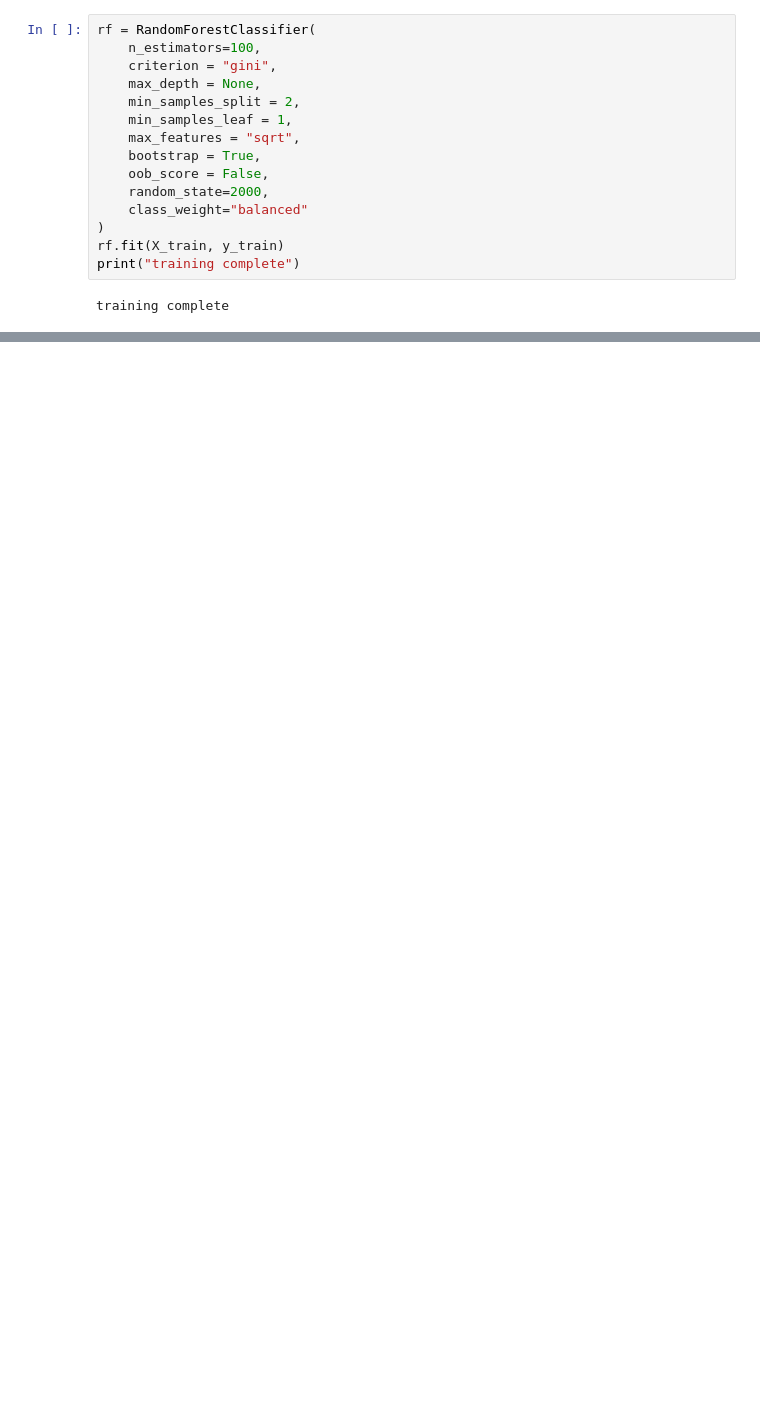
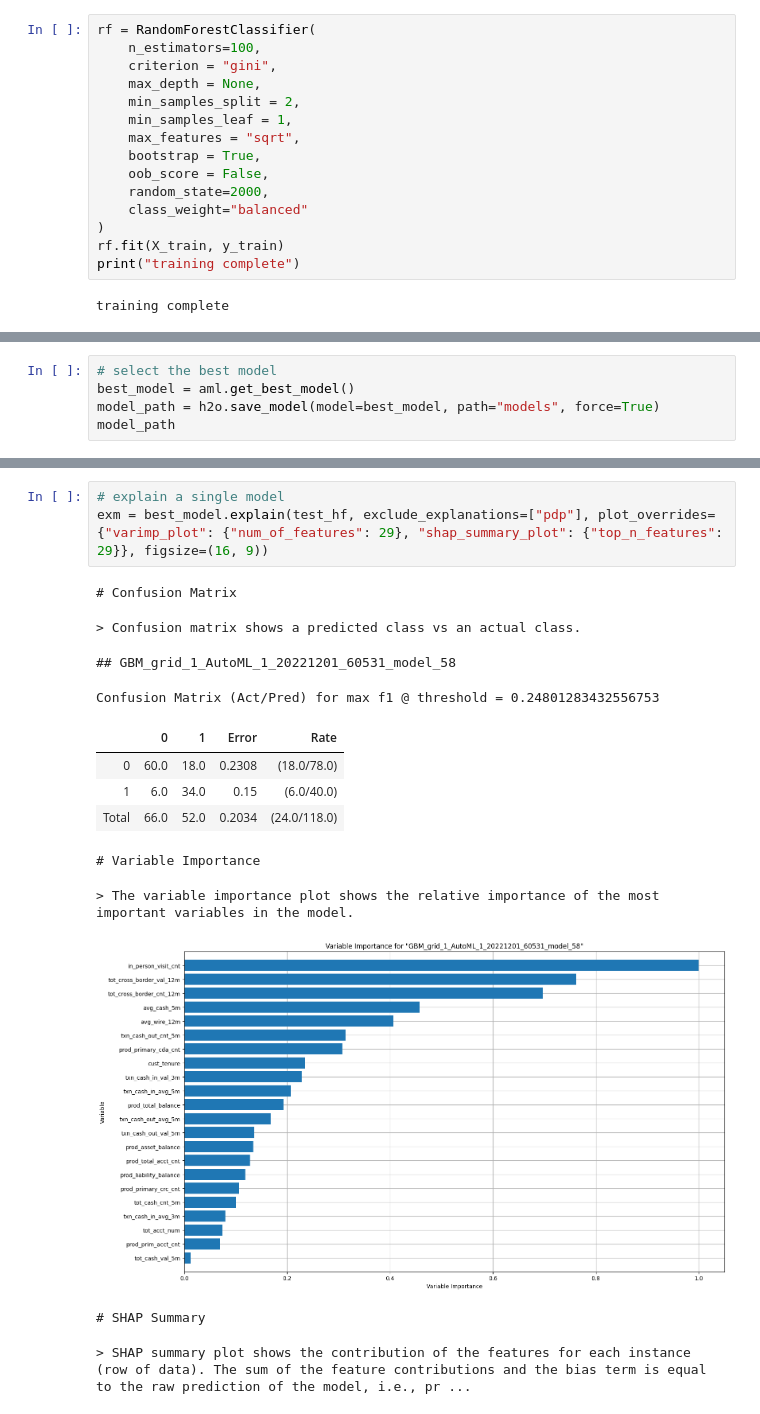
Before and after one commit to joshuakim314/MMF2000, a Jupyter notebook: AML Risk/mmf2000_aml_risk.ipynb, the cells around one changed output, grey strips where cells are left out. Cells and saved outputs as stored; diff of their text form; blank space fills up the shorter version.

```diff
--- a/AML Risk/mmf2000_aml_risk.ipynb
+++ b/AML Risk/mmf2000_aml_risk.ipynb
@@ -67,0 +161,5 @@ for i, arg in enumerate(sort_args[:29]):
+# %%
+# select the best model
+best_model = aml.get_best_model()
+model_path = h2o.save_model(model=best_model, path="models", force=True)
+model_path
@@ -67,0 +300,17 @@ for i, arg in enumerate(sort_args[:29]):
+# %%
+# explain a single model
+exm = best_model.explain(test_hf, exclude_explanations=["pdp"], plot_overrides={"varimp_plot": {"num_of_features": 29}, "shap_summary_plot": {"top_n_features": 29}}, figsize=(16, 9))
+# %% [output]
+# Confusion Matrix
+> Confusion matrix shows a predicted class vs an actual class.
+## GBM_grid_1_AutoML_1_20221201_60531_model_58
+Confusion Matrix (Act/Pred) for max f1 @ threshold = 0.24801283432556753
+|  | 0 | 1 | Error | Rate |
+| 0 | 60.0 | 18.0 | 0.2308 | (18.0/78.0) |
+| 1 | 6.0 | 34.0 | 0.15 | (6.0/40.0) |
+| Total | 66.0 | 52.0 | 0.2034 | (24.0/118.0) |
+# Variable Importance
+> The variable importance plot shows the relative importance of the most important variables in the model.
+[figure, added]
+# SHAP Summary
+> SHAP summary plot shows the contribution of the features for each instance (row of data). The sum of the feature contributions and the bias term is equal to the raw prediction of the model, i.e., pr ...
```
Also changed, not shown: parts of 17 cells of this notebook, 4 other files.
